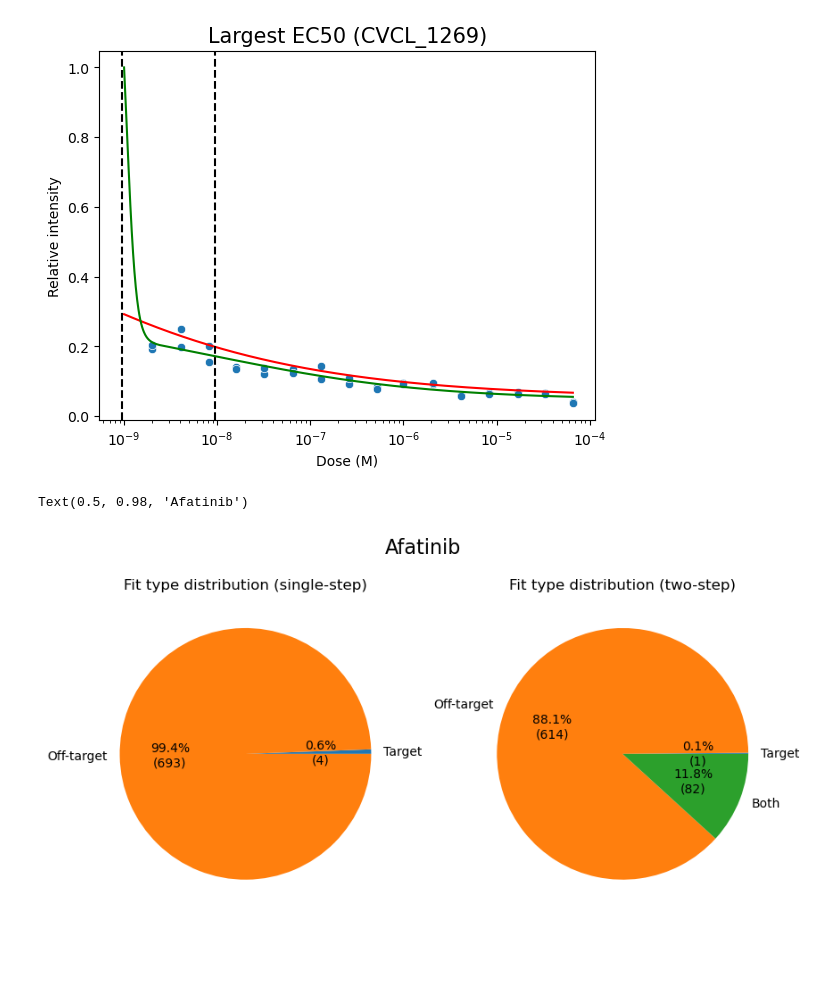
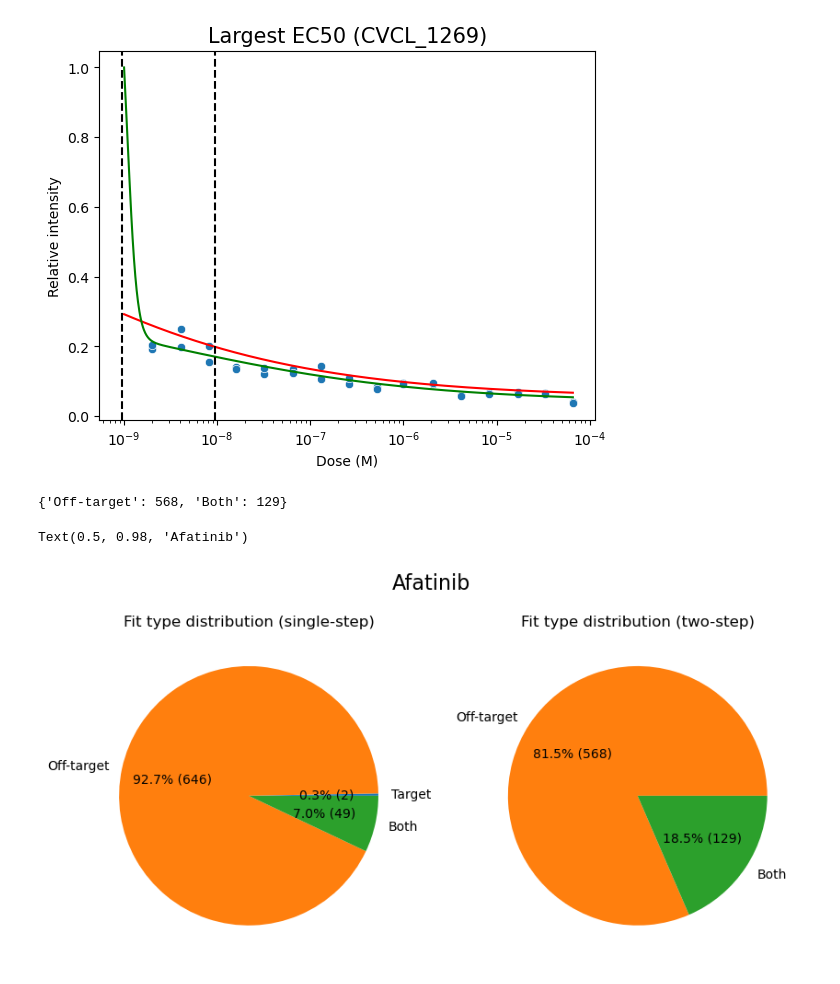
Before and after one commit to nictru/SystemsBioMedicine, a Jupyter notebook: fitting.ipynb, the cells around one changed output. Drawn from its saved outputs; the diff is of its cells as text; code cells hidden in the pictures; blank space fills up the shorter version.

```diff
--- a/fitting.ipynb
+++ b/fitting.ipynb
@@ -121,5 +122,5 @@ plot_fit(df_curvecurator, df_doses, df_increasing_sigdiff.index[-3], target_ec50
 # %% [output]
 [figure]
 # %%
-plot_fit(df_curvecurator, df_doses, "CVCL_L083", target_ec50_range)
+plot_fit(df_curvecurator, df_doses, "CVCL_3117", target_ec50_range)
 # %% [output]
@@ -156,30 +157,33 @@ def autopct_format(values):
         def my_format(pct):
             total = sum(values)
             val = int(round(pct*total/100.0))
-            return '{:.1f}%\n({v:d})'.format(pct, v=val)
+            return '{:.1f}% ({v:d})'.format(pct, v=val)
         return my_format
+# %%
+df_curvecurator["Double fit type"].value_counts().to_dict()
+# %% [output]
+{'Off-target': 568, 'Both': 129}
 # %%
 fig, axs = plt.subplots(1, 2, figsize=(10, 5))
 
-counts = df_curvecurator["single_step_is_target"].value_counts()
-counts.index = counts.index.map({True: "Target", False: "Off-target"})
-cols = ["Target", "Off-target"]
-counts = counts.loc[cols]
-counts.plot.pie(autopct=autopct_format(counts), title="Fit type distribution (single-step)", ax=axs[0], colors=[palette[col] for col in cols])
+cols = ["Target", "Off-target", "Both"]
+
+counts = df_curvecurator["Single fit type"].value_counts()
+counts = counts.loc[[col for col in cols if col in counts.index]]
+counts.plot.pie(autopct=autopct_format(counts), title="Fit type distribution (single-step)", ax=axs[0], colors=[palette[col] for col in counts.index])
 
 # Show absolute values
-counts = df_curvecurator["Fit type"].value_counts()
-cols = ["Target", "Off-target", "Both"]
-counts = counts.loc[cols]
-counts.plot.pie(autopct=autopct_format(counts), title="Fit type distribution (two-step)", ax=axs[1], colors=[palette[col] for col in cols])
+counts = df_curvecurator["Double fit type"].value_counts()
+counts = counts.loc[[col for col in cols if col in counts.index]]
+counts.plot.pie(autopct=autopct_format(counts), title="Fit type distribution (two-step)", ax=axs[1], colors=[palette[col] for col in counts.index])
 
 for ax in axs:
     # Remove y-axis label
     ax.set_ylabel('')
 
 # Set global title
 plt.suptitle(drug, fontsize=16)
 # %% [output]
 Text(0.5, 0.98, 'Afatinib')
-[figure, old version]
+[figure, new version]
 # %%
```
Also changed, not shown: parts of 11 cells of this notebook, 1 other file.
